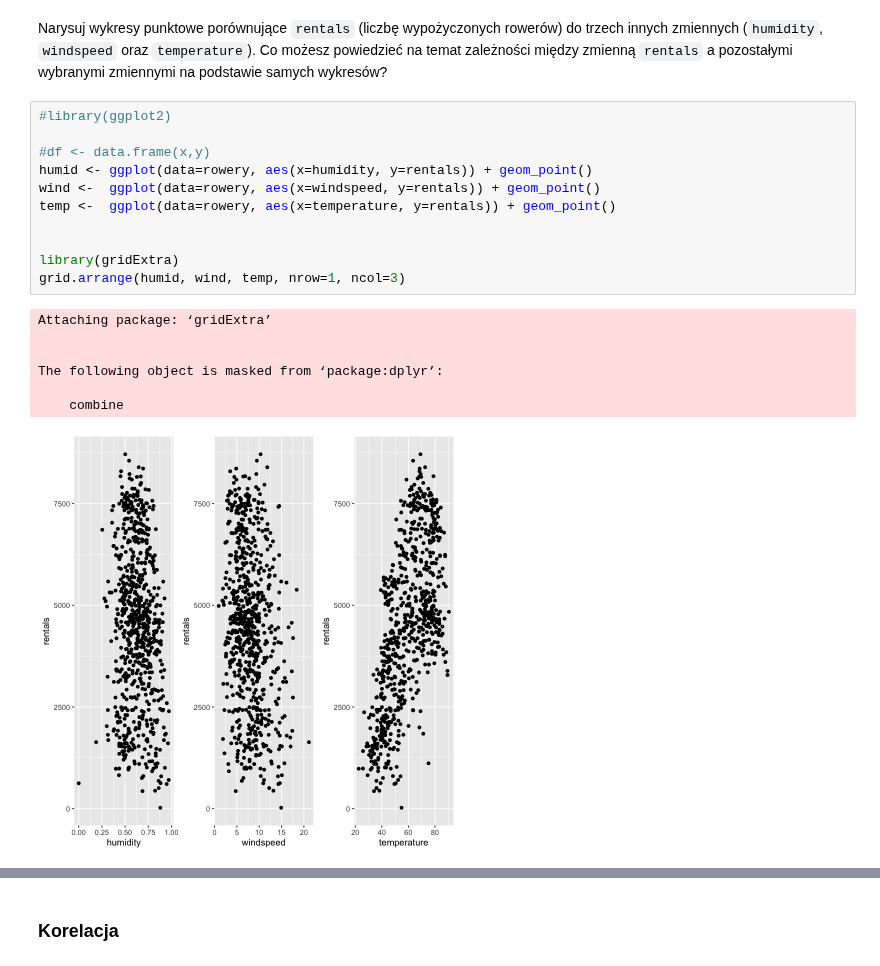
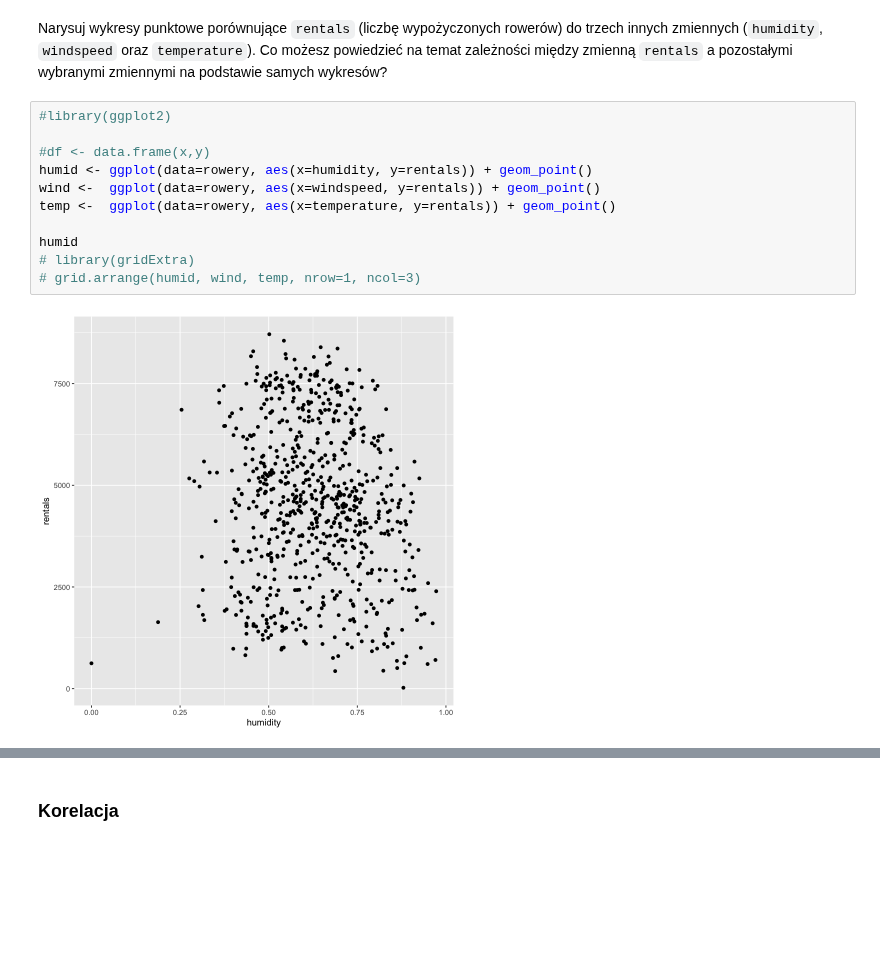
Before and after one commit to stawarzkrzysztof/uczenie_maszynowe_ifs2024, a Jupyter notebook: 16_10_2024/UM2024_regresja.ipynb, the cells around one changed output, grey strips where cells are left out. Drawn from its saved outputs; the diff is of its cells as text; blank space fills up the shorter version.

```diff
--- a/16_10_2024/UM2024_regresja.ipynb
+++ b/16_10_2024/UM2024_regresja.ipynb
@@ -53,19 +55,13 @@ Narysuj wykresy punktowe porównujące `rentals` (liczbę wypożyczonych roweró
 # %%
 #library(ggplot2)
 
 #df <- data.frame(x,y)
 humid <- ggplot(data=rowery, aes(x=humidity, y=rentals)) + geom_point()
 wind <-  ggplot(data=rowery, aes(x=windspeed, y=rentals)) + geom_point()
 temp <-  ggplot(data=rowery, aes(x=temperature, y=rentals)) + geom_point()
 
-
-library(gridExtra)
-grid.arrange(humid, wind, temp, nrow=1, ncol=3)
+humid
+# library(gridExtra)
+# grid.arrange(humid, wind, temp, nrow=1, ncol=3)
 # %% [output]
-Attaching package: ‘gridExtra’
-
-
-The following object is masked from ‘package:dplyr’:
-
-    combine
-[figure, old version]
+[figure, new version]
```
Also changed, not shown: parts of 10 cells of this notebook, 1 other file.
